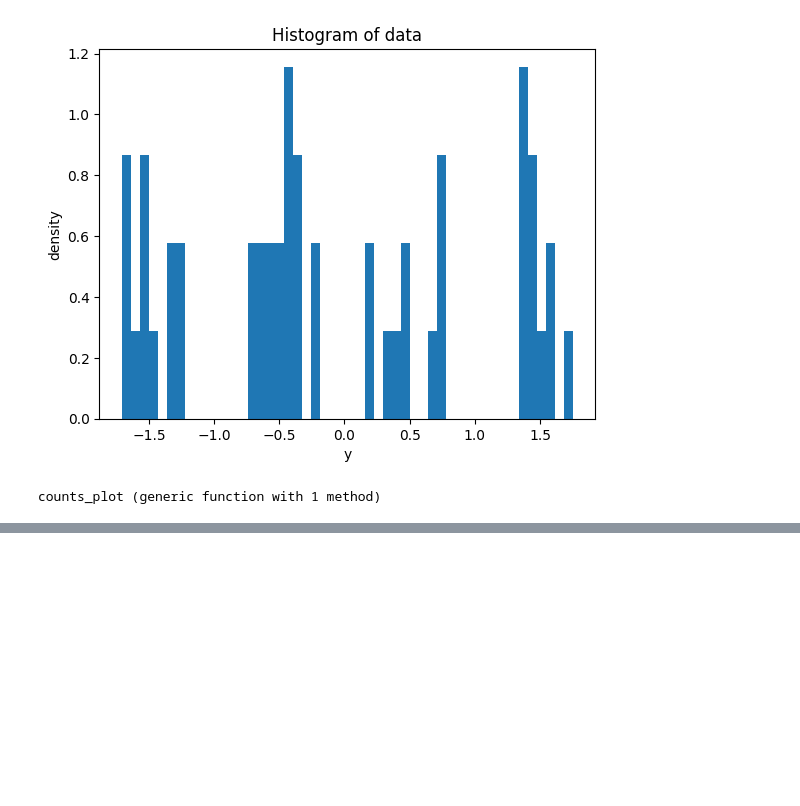
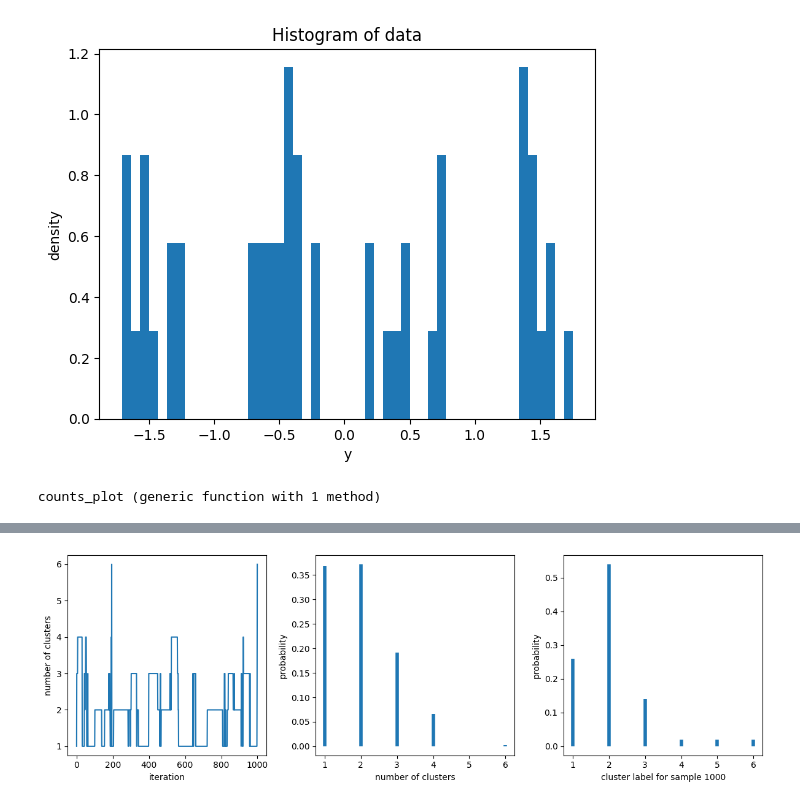
Before and after one commit to luiarthur/TuringBnpBenchmarks, a Jupyter notebook: src/dp-gmm/notebooks/dp_crp_gmm_turing.ipynb, the cells around one changed output, grey strips where cells are left out. Drawn from its saved outputs; the diff is of its cells as text; code cells hidden in the pictures; blank space fills up the shorter version.

```diff
--- a/src/dp-gmm/notebooks/dp_crp_gmm_turing.ipynb
+++ b/src/dp-gmm/notebooks/dp_crp_gmm_turing.ipynb
@@ -169,10 +202,24 @@ chain[:mu]
 # %%
-z = chain.value.data[end-burn+1:end, (end-length(y)+1):end, 1]
+z = chain.value.data[burn+1:end, (end-length(y)+1):end, 1]
 nclus = [length(unique(z[i, :])) for i in 1:size(z, 1)];
+
 plt.figure(figsize=(12,4))
 plt.subplot(1, 3, 1)
 plt.plot(nclus);
+plt.xlabel("iteration")
+plt.ylabel("number of clusters")
+
 plt.subplot(1, 3, 2)
-counts_plot(nclus);
+counts_plot(nclus, density=true);
+plt.xlabel("number of clusters")
+plt.ylabel("probability")
+
 plt.subplot(1, 3, 3)
-counts_plot(z[1000, :]);
+i = 1000
+counts_plot(z[i, :], density=true);
+plt.xlabel("cluster label for sample $(i)")
+plt.ylabel("probability")
+
+plt.tight_layout();
+# %% [output]
+[figure, added]
```
Also changed, not shown: parts of 11 cells of this notebook.
